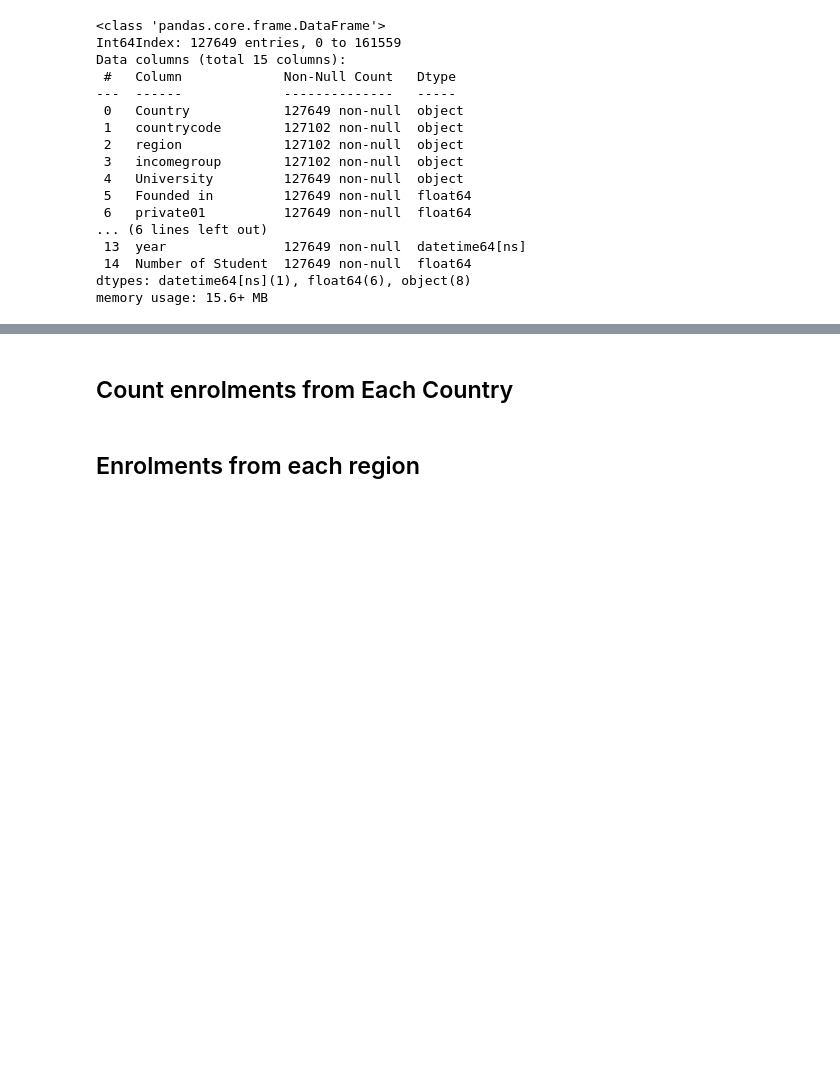
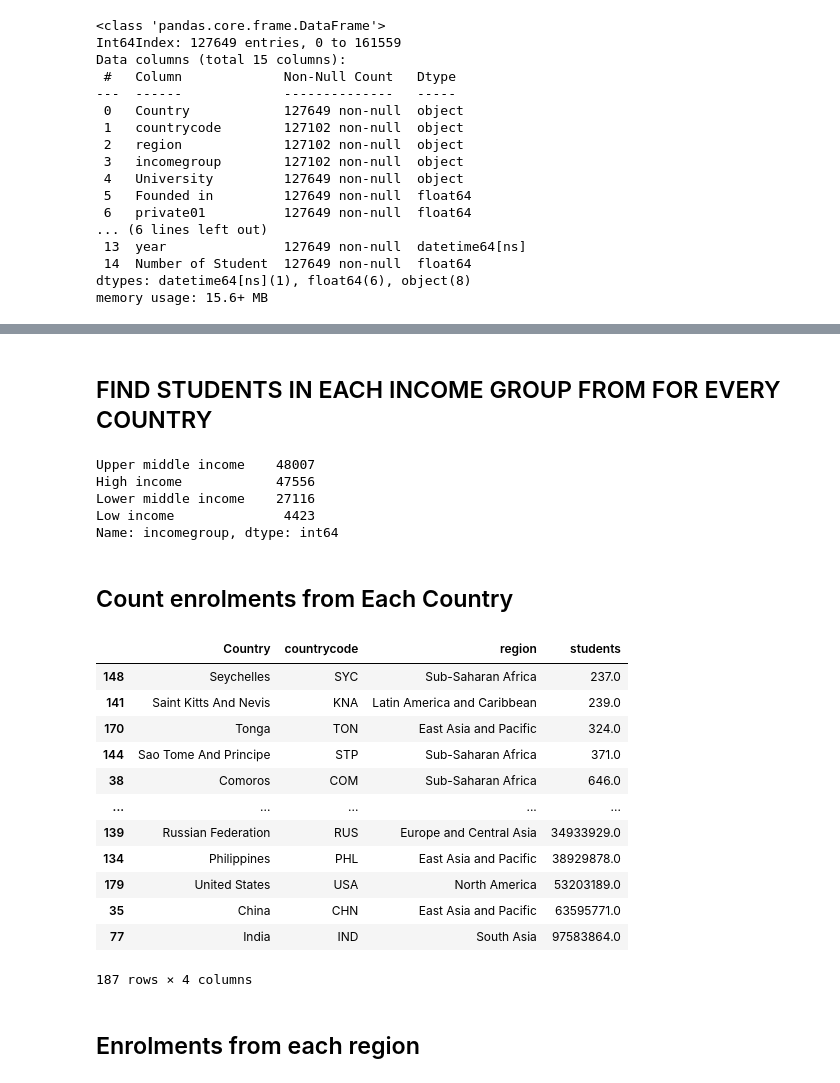
Before and after one commit to hannanmustajab/University-Enrolment-Dashboad-D3.js-, a Jupyter notebook: DV-Preprocessing.ipynb, the cells around one changed output, grey strips where cells are left out. Saved outputs shown, nothing was run; the diff lists cells and outputs as text; code cells hidden in the pictures; blank space fills up the shorter version.

```diff
--- a/DV-Preprocessing.ipynb
+++ b/DV-Preprocessing.ipynb
@@ -113,4 +89,14 @@ grouped
 grouped.to_csv('csv/processed/students_by_country_year.csv', index=False)
+# %% [markdown]
+## FIND STUDENTS IN EACH INCOME GROUP FROM FOR EVERY COUNTRY
+# %%
+df.incomegroup.value_counts()
+# %% [output]
+Upper middle income    48007
+High income            47556
+Lower middle income    27116
+Low income              4423
+Name: incomegroup, dtype: int64
 # %% [markdown]
 ## Count enrolments from Each Country
 # %%
@@ -118,12 +104,25 @@ df['Number of Student'] = df['Number of Student'].fillna(0).apply(int)
 # %%
 # Count enrolments from each country
 
-country_counts = df.groupby(['Country','countrycode','region','latitude','longitude','Founded in'])['Number of Student'].agg('sum').reset_index()
+country_counts = df.groupby(['Country','countrycode','region'])['Number of Student'].agg('sum').reset_index()
 country_counts = country_counts.sort_values(by='Number of Student')
 country_counts = country_counts.rename(columns={'Number of Student': 'students'})
 country_counts.to_csv('csv/processed/country_enrolment_processed.csv',index=False)
-# if verbose:
-#     print(country_counts.head(remove_index()))
+country_counts
+# %% [output]
+|  | Country | countrycode | region | students |
+| 148 | Seychelles | SYC | Sub-Saharan Africa | 237.0 |
+| 141 | Saint Kitts And Nevis | KNA | Latin America and Caribbean | 239.0 |
+| 170 | Tonga | TON | East Asia and Pacific | 324.0 |
+| 144 | Sao Tome And Principe | STP | Sub-Saharan Africa | 371.0 |
+| 38 | Comoros | COM | Sub-Saharan Africa | 646.0 |
+| ... | ... | ... | ... | ... |
+| 139 | Russian Federation | RUS | Europe and Central Asia | 34933929.0 |
+| 134 | Philippines | PHL | East Asia and Pacific | 38929878.0 |
+| 179 | United States | USA | North America | 53203189.0 |
+| 35 | China | CHN | East Asia and Pacific | 63595771.0 |
+| 77 | India | IND | South Asia | 97583864.0 |
+187 rows × 4 columns
 # %% [markdown]
 ## Enrolments from each region
 # %%
```
Also changed, not shown: parts of 13 cells of this notebook, 15 other files.
